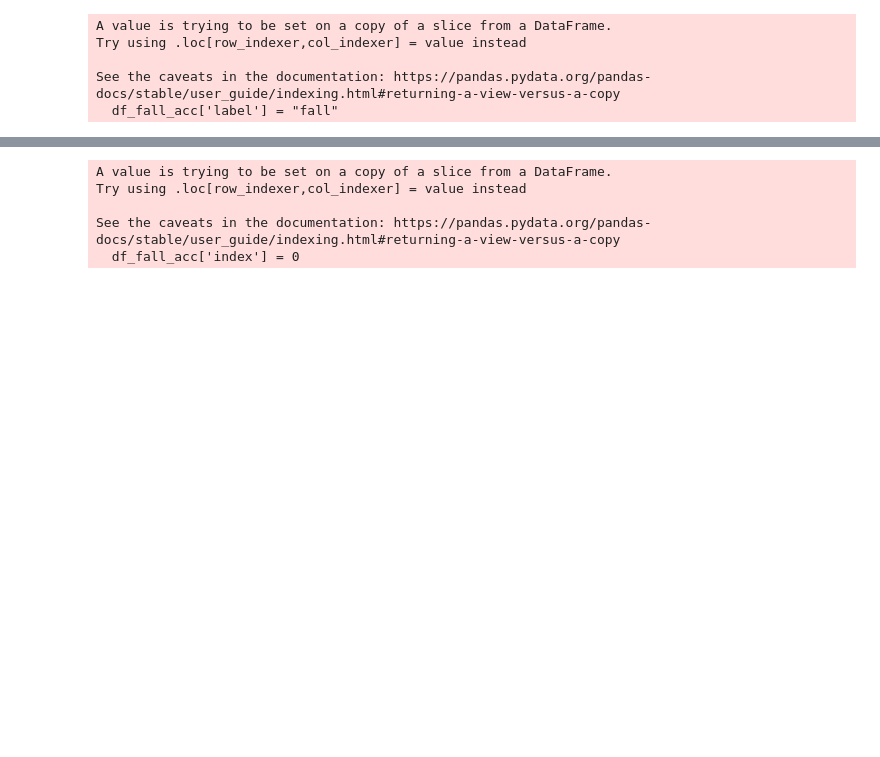
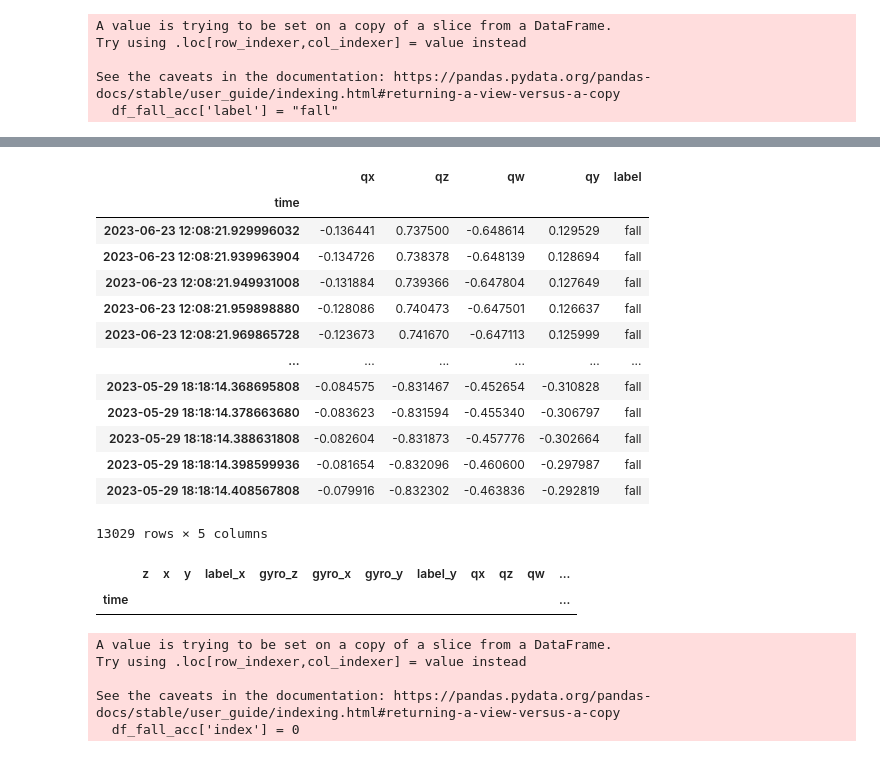
Before and after one commit to prizyou/Lexicon-Legends, a Jupyter notebook: FallDetection_Abgabe copy.ipynb, the cells around one changed output, grey strips where cells are left out. Cells and saved outputs as stored; diff of their text form; code cells hidden in the pictures; blank space fills up the shorter version.

```diff
--- a/FallDetection_Abgabe copy.ipynb
+++ b/FallDetection_Abgabe copy.ipynb
@@ -295,0 +317,17 @@ for i in range(len(df_walk_acc)):
+# %%
+df_fall_or
+# %% [output]
+|  | qx | qz | qw | qy | label |
+| time |  |  |  |  |  |
+| 2023-06-23 12:08:21.929996032 | -0.136441 | 0.737500 | -0.648614 | 0.129529 | fall |
+| 2023-06-23 12:08:21.939963904 | -0.134726 | 0.738378 | -0.648139 | 0.128694 | fall |
+| 2023-06-23 12:08:21.949931008 | -0.131884 | 0.739366 | -0.647804 | 0.127649 | fall |
+| 2023-06-23 12:08:21.959898880 | -0.128086 | 0.740473 | -0.647501 | 0.126637 | fall |
+| 2023-06-23 12:08:21.969865728 | -0.123673 | 0.741670 | -0.647113 | 0.125999 | fall |
+| ... | ... | ... | ... | ... | ... |
+| 2023-05-29 18:18:14.368695808 | -0.084575 | -0.831467 | -0.452654 | -0.310828 | fall |
+| 2023-05-29 18:18:14.378663680 | -0.083623 | -0.831594 | -0.455340 | -0.306797 | fall |
+| 2023-05-29 18:18:14.388631808 | -0.082604 | -0.831873 | -0.457776 | -0.302664 | fall |
+| 2023-05-29 18:18:14.398599936 | -0.081654 | -0.832096 | -0.460600 | -0.297987 | fall |
+| 2023-05-29 18:18:14.408567808 | -0.079916 | -0.832302 | -0.463836 | -0.292819 | fall |
+13029 rows × 5 columns
@@ -296,3 +338,8 @@ for i in range(len(df_walk_acc)):
+# %%
+df_combined_fall
+# %% [output]
+|  | z | x | y | label_x | gyro_z | gyro_x | gyro_y | label_y | qx | qz | qw | ... |
+| time |  |  |  |  |  |  |  |  |  |  |  | ... |
 # %%
 df_fall_acc['index'] = 0
 df_fall_gyro['index'] = 0
```
Also changed, not shown: parts of 3 cells of this notebook.
